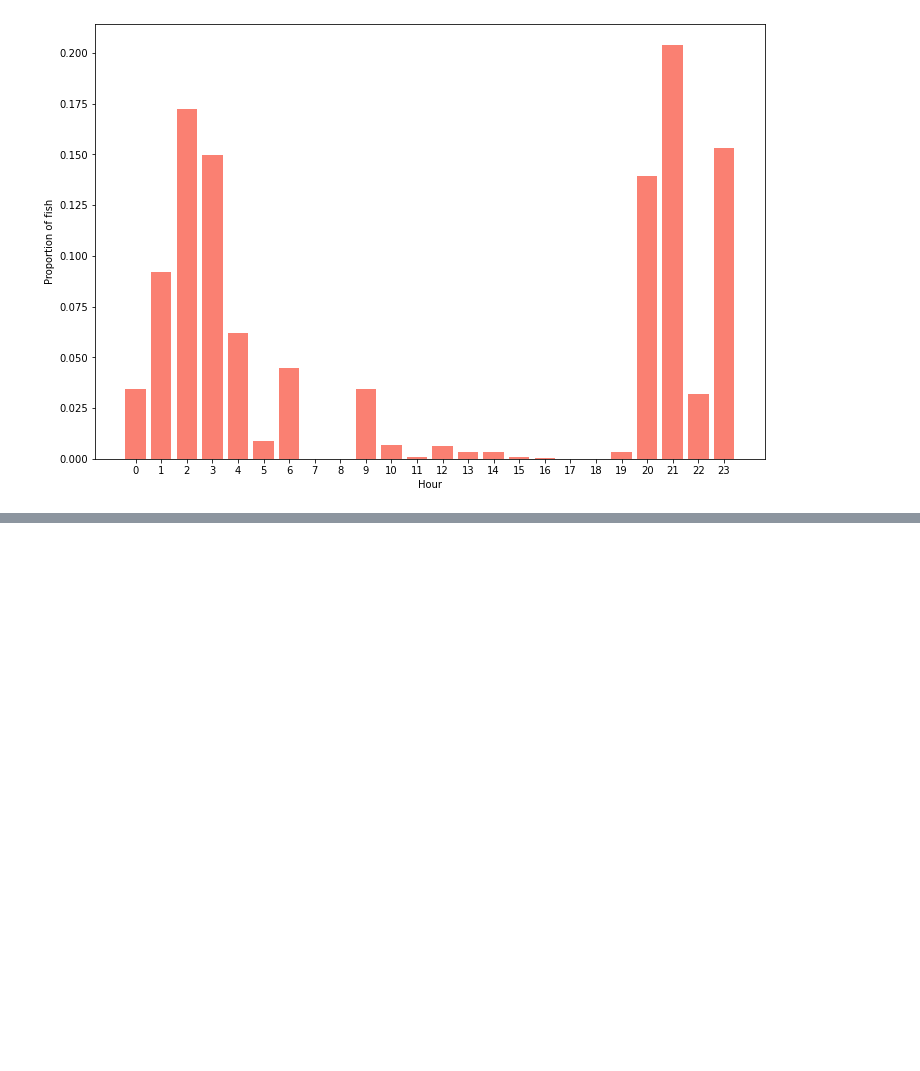
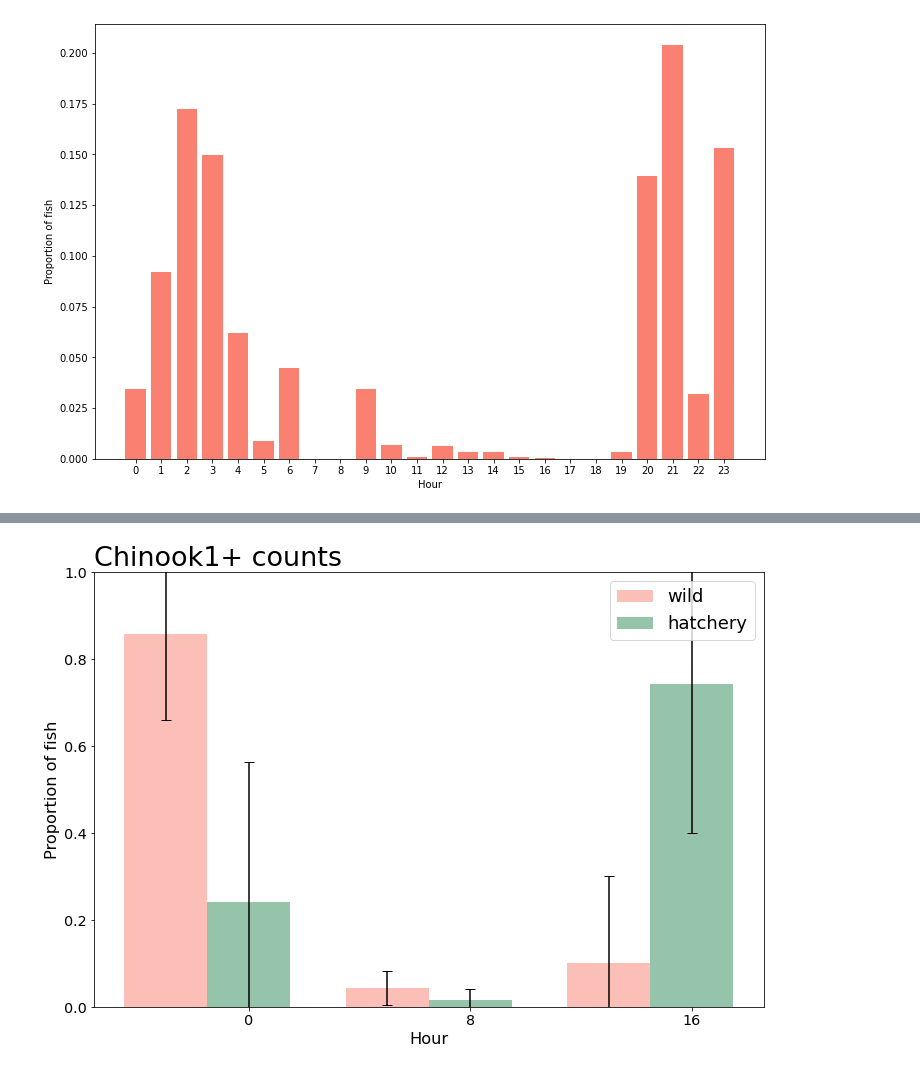
Before and after one commit to maria-kuruvilla/pied_piper, a Jupyter notebook: combine_dungeness_2006-2014_time_of_day.ipynb, the cells around one changed output, grey strips where cells are left out. Drawn from its saved outputs; the diff is of its cells as text; code cells hidden in the pictures; blank space fills up the shorter version.

```diff
--- a/combine_dungeness_2006-2014_time_of_day.ipynb
+++ b/combine_dungeness_2006-2014_time_of_day.ipynb
@@ -132,0 +247,4 @@ plot_by_hour("Steelhead","1","Hat")
+# %%
+plot_by_hour("Chinook","1")
+# %% [output]
+[figure, added]
```
Also changed, not shown: parts of 12 cells of this notebook, 13 other files.
